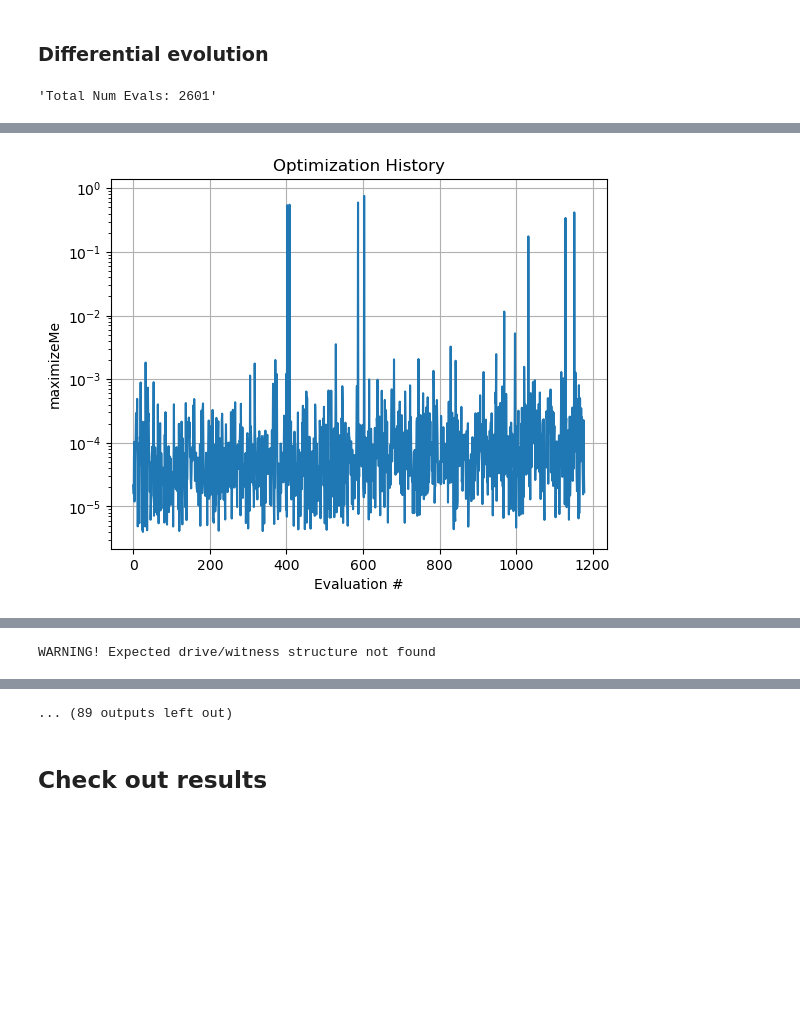
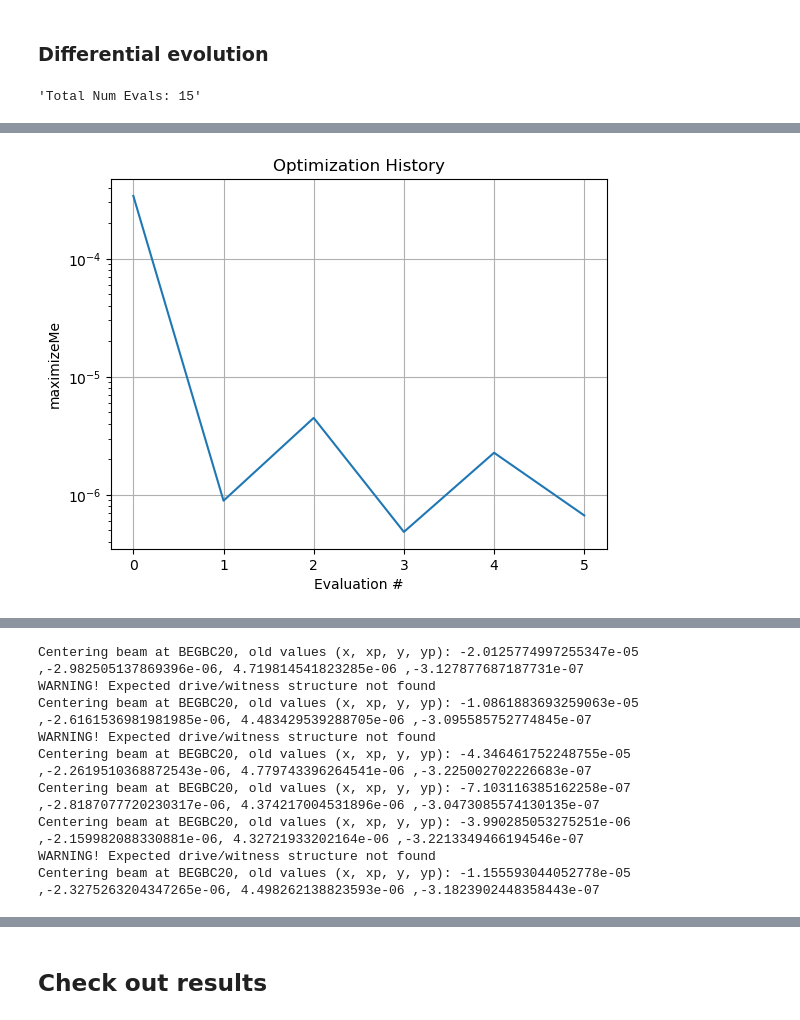
Before and after one commit to slaclab/Jitter-Forked-FACET2-Bmad-PyTao, a Jupyter notebook: 2024-07-29 BC20 two bunch optimization - by spacing.ipynb, the cells around one changed output, grey strips where cells are left out. Cells and saved outputs as stored; diff of their text form; code cells hidden in the pictures; blank space fills up the shorter version.

Commit message:
Two bunch optimizers

```diff
--- a/2024-07-29 BC20 two bunch optimization - by spacing.ipynb
+++ b/2024-07-29 BC20 two bunch optimization - by spacing.ipynb
@@ -21,11 +21,14 @@ tao = initializeTao(
     inputBeamFilePathSuffix = '/beams/nmmToL0AFEND_2bunch_2024-02-16Clean/2024-02-16_2bunch_1e5Downsample_nudgeWeights.h5',
     #inputBeamFilePathSuffix = '/beams/L0AFEND_facet2-lattice.h5',
 
-    #csrTF = True,
-    numMacroParticles=1e4,
+    csrTF = True,
+    numMacroParticles=1e3,
     #loadDefaultLatticeTF=False,
 
 )
+
+trackBeam(tao)
+PInit = ParticleGroup(data=tao.bunch_data("L0AFEND"))
 # %% [output]
 Environment set to:  /Users/nmajik/Documents/SLAC/FACET2-Bmad-PyTao
 Tracking to end
@@ -45,6 +48,8 @@ def propagateToBEGBC20(
     ##################################
     #Propagate to BEGBC20 and save result
     ##################################
+    makeBeamActiveBeamFile(PInit)
+
     tao.cmd(f'set beam_init track_start = L0AFEND')
     lastTrackedElement = "BEGBC20"
     tao.cmd(f'set beam_init track_end = {lastTrackedElement}')
@@ -359,8 +386,8 @@ sextBoundsRange = 1
 # }
 # %%
 pbounds = {
-    #'L1PhaseSet': (-40, -20),
-    #'L2PhaseSet': (-50, -30),
+    'L1PhaseSet': (-30, -10),
+    'L2PhaseSet': (-48, -28),
 
     #"B1EkG": makeBoundsTuple(boundsRange, 7.533),
     #"B2EkG": makeBoundsTuple(boundsRange, -10.942),
@@ -453,7 +480,7 @@ def create_DE_wrapper(obj, param_names):
 wrapperDE = create_DE_wrapper(problem, param_names)
 # %%
 #Optional: Define list of starting points
-totalPopSize = 50  # Total population size
+totalPopSize = 20  # Total population size
 numDimensions = len(bounds)  # Number of parameters
 
 #Uniformly distributed
@@ -471,7 +498,7 @@ for i in range(numDimensions):
     populationDE[:, i] = np.random.normal(mean, std_dev, totalPopSize)
 
 #Optional: Add specific points to initial evaluation list
-populationDE = np.vstack([populationDE, [ np.mean(i) for i in bounds ]])
+populationDE = np.vstack([[ np.mean(i) for i in bounds ], populationDE])
 
 result = differential_evolution(
     wrapperDE,
@@ -485,4 +512,4 @@ result = differential_evolution(
 
 print(problem.history)
 # %% [output]
-'Total Num Evals: 2601'
+'Total Num Evals: 15'
@@ -492 +517 @@ WARNING! Expected drive/witness structure not found
-[figure, old version]
+[figure, new version]
@@ -505 +522,9 @@ WARNING! Expected drive/witness structure not found
+Centering beam at BEGBC20, old values (x, xp, y, yp): -2.0125774997255347e-05 ,-2.982505137869396e-06, 4.719814541823285e-06 ,-3.127877687187731e-07
 WARNING! Expected drive/witness structure not found
+Centering beam at BEGBC20, old values (x, xp, y, yp): -1.0861883693259063e-05 ,-2.6161536981981985e-06, 4.483429539288705e-06 ,-3.095585752774845e-07
+WARNING! Expected drive/witness structure not found
+Centering beam at BEGBC20, old values (x, xp, y, yp): -4.346461752248755e-05 ,-2.2619510368872543e-06, 4.779743396264541e-06 ,-3.225002702226683e-07
+Centering beam at BEGBC20, old values (x, xp, y, yp): -7.103116385162258e-07 ,-2.8187077720230317e-06, 4.374217004531896e-06 ,-3.0473085574130135e-07
+Centering beam at BEGBC20, old values (x, xp, y, yp): -3.990285053275251e-06 ,-2.159982088330881e-06, 4.32721933202164e-06 ,-3.2213349466194546e-07
+WARNING! Expected drive/witness structure not found
+Centering beam at BEGBC20, old values (x, xp, y, yp): -1.155593044052778e-05 ,-2.3275263204347265e-06, 4.498262138823593e-06 ,-3.1823902448358443e-07
@@ -525,4 +538,3 @@ WARNING! Expected drive/witness structure not found
-... (89 outputs left out)
 # %% [markdown]
 ## Check out results
 # %%
```
Also changed, not shown: parts of 9 cells of this notebook, 2 other files.
